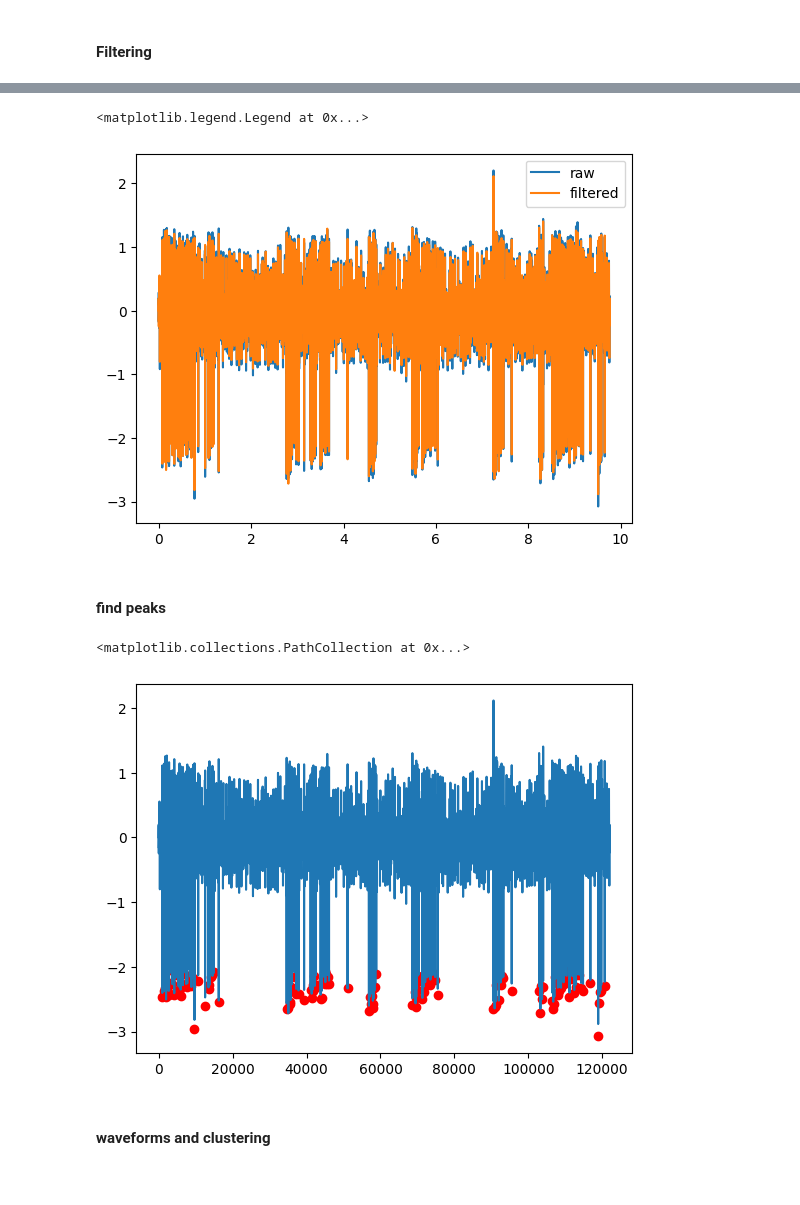
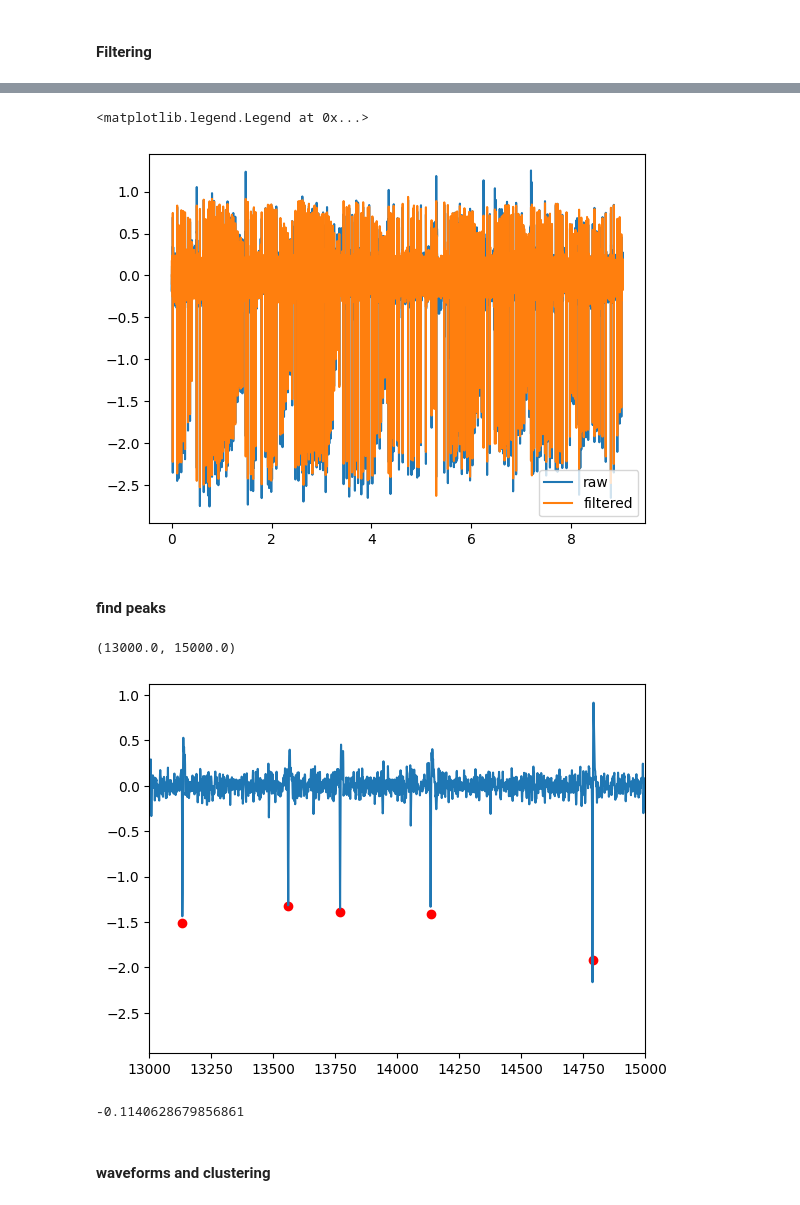
Before and after one commit to jazlynntan/BME1500H_group5, a Jupyter notebook: BasicSpikeSorting.ipynb, the cells around one changed output, grey strips where cells are left out. Saved outputs shown, nothing was run; the diff lists cells and outputs as text; code cells hidden in the pictures.

Commit message:
Process all neurons for QC

```diff
--- a/BasicSpikeSorting.ipynb
+++ b/BasicSpikeSorting.ipynb
@@ -11,4 +12,4 @@ import matplotlib.pyplot as plt
 # %% [markdown]
 #### Filtering
 # %%
-data = pd.read_csv('/Users/jazlynn/Downloads/neuron_001.csv')
+data = pd.read_csv('/Users/jazlynn/Downloads/neurons-csv-format/neuron_180.csv')
@@ -53,20 +38,26 @@ plt.plot(data['Time'], data['Voltage'], label='raw')
 plt.plot(data['Time'],filtered_data, label='filtered')
 plt.legend()
 # plt.xlim(2.85,2.854) # one AP
+# plt.xlim(1,1.5)
 # %% [output]
 <matplotlib.legend.Legend at 0x...>
-[figure, old version]
+[figure, new version]
 # %% [markdown]
 #### find peaks
 # %%
 # Find peaks in the filtered data above a certain threshold
 threshold = 3.0  # Adjust this threshold as needed
-spike_peaks, _ = find_peaks(-filtered_data, height=1.5)
+spike_peaks, _ = find_peaks(-filtered_data, height=-np.percentile(filtered_data,0.7))
 plt.plot([i for i in range(len(data))],filtered_data, label='filtered')
 plt.scatter(spike_peaks,data['Voltage'].iloc[spike_peaks], label = 'spikes', color='red')
+plt.xlim(13000,15000)
 # %% [output]
-<matplotlib.collections.PathCollection at 0x...>
+(13000.0, 15000.0)
-[figure, old version]
+[figure, new version]
+# %%
+np.percentile(filtered_data,0.7)
+# %% [output]
+-0.1140628679856861
 # %% [markdown]
 #### waveforms and clustering
 # %%
```
Also changed, not shown: parts of 4 cells of this notebook.
